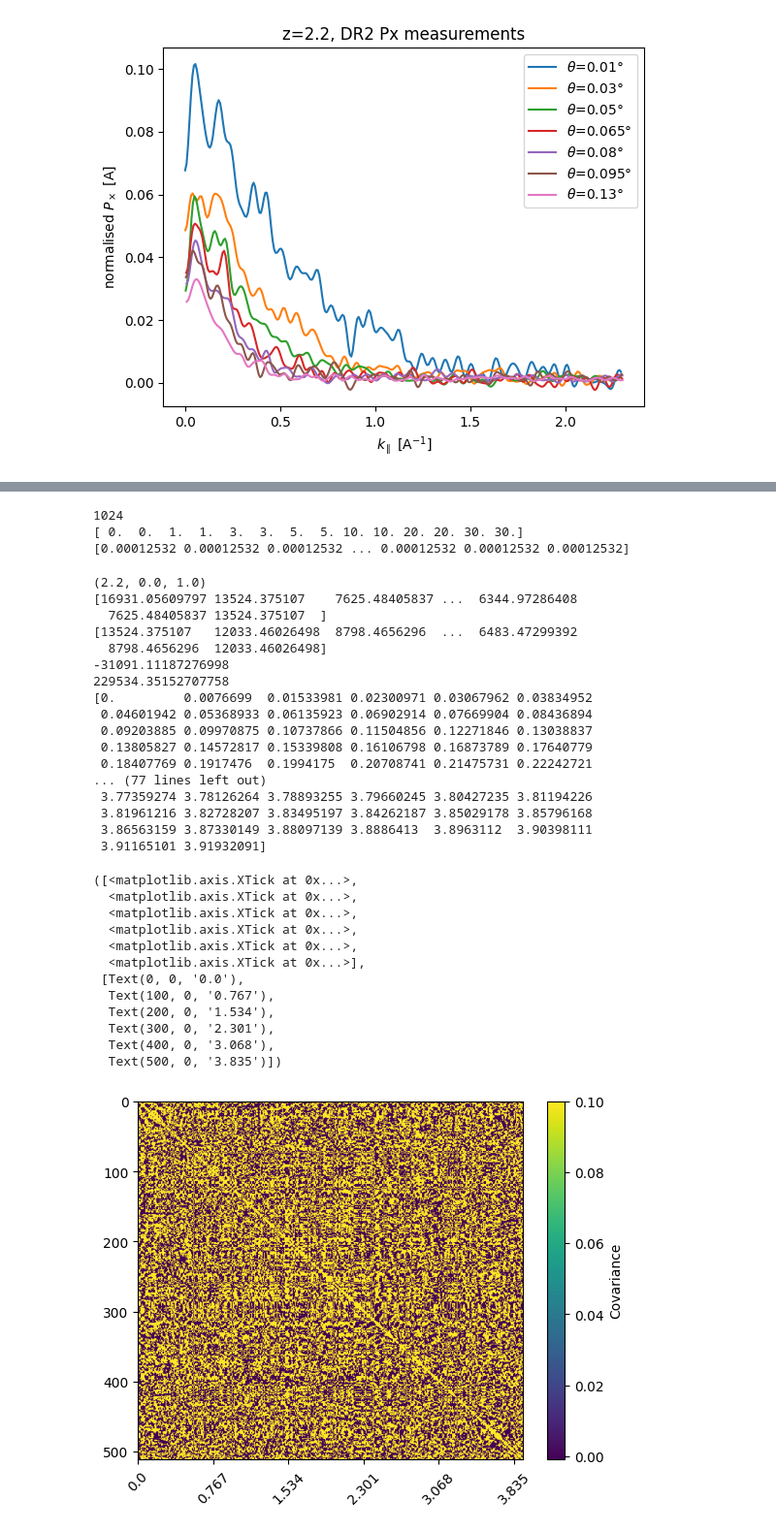
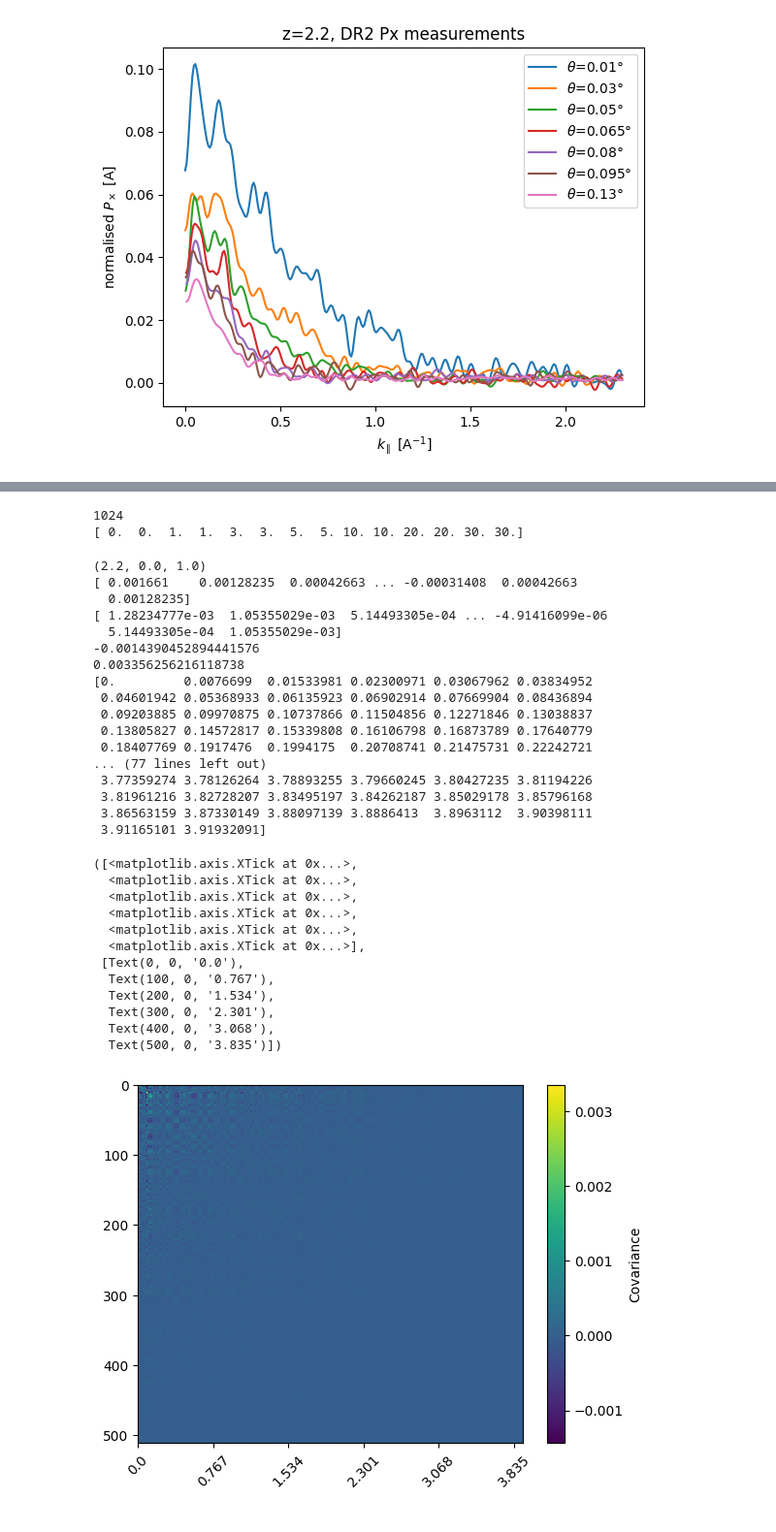
Before and after one commit to sindhusatyavolu/Lya_Px, a Jupyter notebook: notebooks/compare_Gaussian_skewers.ipynb, the cells around one changed output, grey strips where cells are left out. Shown at 97% size. Drawn from its saved outputs; the diff is of its cells as text; code cells hidden in the pictures.

Commit message:
mean and covariance computed using weighted pcross

```diff
--- a/notebooks/compare_Gaussian_skewers.ipynb
+++ b/notebooks/compare_Gaussian_skewers.ipynb
@@ -428,7 +427,9 @@ Text(0.5, 1.0, 'Covariance matrix of Px measurements for z=2.2, θ=0–0.02 deg'
 # %%
+
 plt.figure(figsize=(8, 5))
 z_bin = 2.2
-for key in sorted(zbin_to_keys[z_bin], key=lambda k: k[1]):  # sort by theta_min
+print(zbin_to_keys[z_bin])
+for key in zbin_to_keys[z_bin][:1]:#sorted(zbin_to_keys[z_bin], key=lambda k: k[1]):  # sort by theta_min
     estnorm = Px_dr2.calculate_estnorm(Px_dr2.px_weights[key], fft_avg_res, L)
     px = Px_dr2.px[key][:300]*estnorm[:300]
     arcmin_to_deg = 1/60
@@ -463,0 +465,19 @@ for key in sorted(zbin_to_keys[z_bin], key=lambda k: k[1]):  # sort by theta_min
+# %%
+plt.figure(figsize=(8, 5))
+z_bin = 2.2
+print(zbin_to_keys[z_bin])
+for key in sorted(zbin_to_keys[z_bin], key=lambda k: k[1]):  # sort by theta_min
+    estnorm = Px_dr2.calculate_estnorm(Px_dr2.px_weights[key], fft_avg_res, L)
+    px = Px_dr2.px[key][:300]*estnorm[:300]
+    arcmin_to_deg = 1/60
+    #plt.plot(Px_dr2.k_arr[:300], px,label= f"θ: {key[1]*arcmin_to_deg:.2f}–{key[2]*arcmin_to_deg:.2f} deg")
+    diag_cov = np.sqrt(np.diag(Px_dr2.covariance[key]))
+    print(diag_cov[:300])
+    #plt.errorbar(Px_dr2.k_arr[:300], px, yerr=estnorm[:300]*diag_cov[:300], alpha=1.0,label=f"θ: {key[1]:.1f}–{key[2]:.1f} arcmin")
+    plt.scatter(Px_dr2.k_arr[:300],estnorm[:300]*diag_cov[:300])
+    plt.legend(frameon=False)
+    plt.xlabel(r"$k_\parallel$ [A$^{-1}$]")
+    plt.ylabel(r"$P_\times$ [A]")
+    plt.xlim(-0.01,1.5)
+    plt.ylim(-0.02,0.12)
+    plt.title(f'z={z_bin}, DR2 Px measurements')
@@ -476,13 +515,17 @@ theta_min = theta_bins[:,0]
 theta_max  = theta_bins[:,1]
 print(theta_min)
 
-estnorm = Px_mocks.calculate_estnorm(Px_mocks.px_weights[(zbins[0],theta_min[1],theta_max[1])], fft_avg_res, L) # PxMocks_22.px_weights[0]
-print(estnorm)
+#estnorm = Px_mocks.calculate_estnorm(Px_mocks.px_weights[(zbins[0],theta_min[1],theta_max[1])], fft_avg_res, L) # PxMocks_22.px_weights[0]
+#print(estnorm)
 # %% [output]
 1024
 [ 0.  0.  1.  1.  3.  3.  5.  5. 10. 10. 20. 20. 30. 30.]
-[0.00012532 0.00012532 0.00012532 ... 0.00012532 0.00012532 0.00012532]
 # %%
+zbin_to_keys = defaultdict(list)
+for key in Px_mocks.px.keys():
+    zbin = key[0]
+    zbin_to_keys[zbin].append(key)
+
 N_fft = Px_mocks.N_fft
 # plot covariance matrix
 print(zbin_to_keys[2.2][0])
@@ -492,43 +535,45 @@ print(cov_matrix[:,0])
 print(cov_matrix[1,:])
 #plt.scatter(np.log10(cov_matrix[:,0]), np.log10(cov_matrix[1,:]), s=1, alpha=0.5)
 #plt.imshow(np.log10(cov_matrix), vmin=-4,vmax=-3,cmap='viridis', aspect='auto')
-plt.imshow(cov_matrix[:N_fft//2,:N_fft//2],vmin=-0.001,vmax=0.1, cmap='viridis', aspect='auto')
+plt.imshow(cov_matrix[:N_fft//2,:N_fft//2], cmap='viridis', aspect='auto')
+
+#plt.imshow(cov_matrix[:N_fft//2,:N_fft//2],vmin=-0.001,vmax=0.1, cmap='viridis', aspect='auto')
 plt.colorbar(label='Covariance')
 print(np.min(cov_matrix[:N_fft//2,:N_fft//2]))
 print(np.max(cov_matrix[:N_fft//2,:N_fft//2]))
 print(Px_mocks.k_arr[:N_fft//2])
 plt.xticks(ticks=np.arange(0, len(Px_mocks.k_arr[:N_fft//2]), 100), labels=np.round(Px_mocks.k_arr[:N_fft//2][::100], 3), rotation=45)
 # %% [output]
 (2.2, 0.0, 1.0)
-[16931.05609797 13524.375107    7625.48405837 ...  6344.97286408
-  7625.48405837 13524.375107  ]
-[13524.375107   12033.46026498  8798.4656296  ...  6483.47299392
-  8798.4656296  12033.46026498]
--31091.11187276998
-229534.35152707758
+[ 0.001661    0.00128235  0.00042663 ... -0.00031408  0.00042663
+  0.00128235]
+[ 1.28234777e-03  1.05355029e-03  5.14493305e-04 ... -4.91416099e-06
+  5.14493305e-04  1.05355029e-03]
+-0.0014390452894441576
+0.003356256216118738
 [0.         0.0076699  0.01533981 0.02300971 0.03067962 0.03834952
  0.04601942 0.05368933 0.06135923 0.06902914 0.07669904 0.08436894
  0.09203885 0.09970875 0.10737866 0.11504856 0.12271846 0.13038837
  0.13805827 0.14572817 0.15339808 0.16106798 0.16873789 0.17640779
  0.18407769 0.1917476  0.1994175  0.20708741 0.21475731 0.22242721
 ... (77 lines left out)
  3.77359274 3.78126264 3.78893255 3.79660245 3.80427235 3.81194226
  3.81961216 3.82728207 3.83495197 3.84262187 3.85029178 3.85796168
  3.86563159 3.87330149 3.88097139 3.8886413  3.8963112  3.90398111
  3.91165101 3.91932091]
 ([<matplotlib.axis.XTick at 0x...>,
   <matplotlib.axis.XTick at 0x...>,
   <matplotlib.axis.XTick at 0x...>,
   <matplotlib.axis.XTick at 0x...>,
   <matplotlib.axis.XTick at 0x...>,
   <matplotlib.axis.XTick at 0x...>],
  [Text(0, 0, '0.0'),
   Text(100, 0, '0.767'),
   Text(200, 0, '1.534'),
   Text(300, 0, '2.301'),
   Text(400, 0, '3.068'),
   Text(500, 0, '3.835')])
-[figure, old version]
+[figure, new version]
 # %%
 plt.figure(figsize=(8, 5))
 z_bin = 2.2
```
Also changed, not shown: parts of 11 cells of this notebook, 4 other files.
